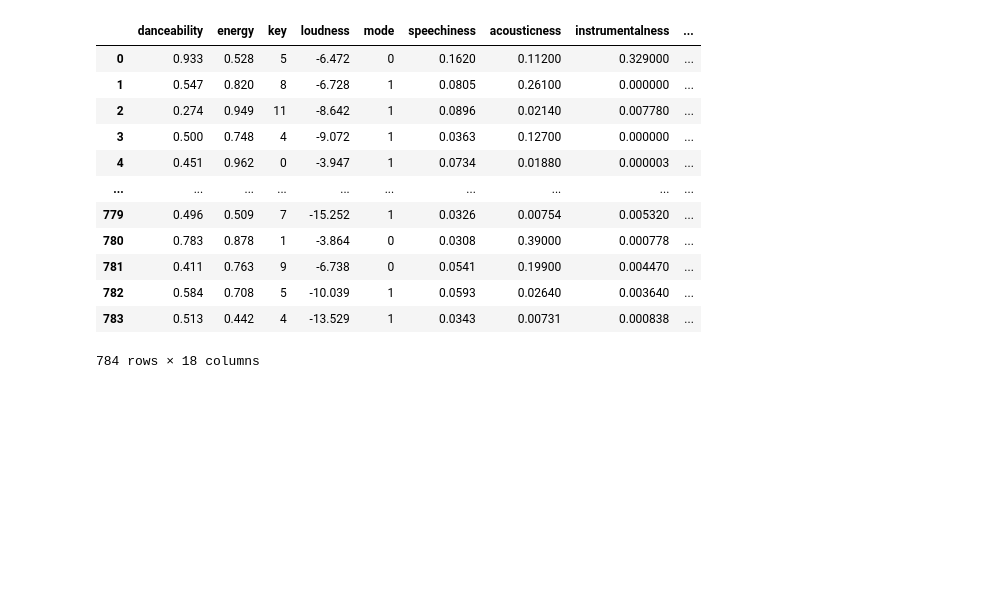
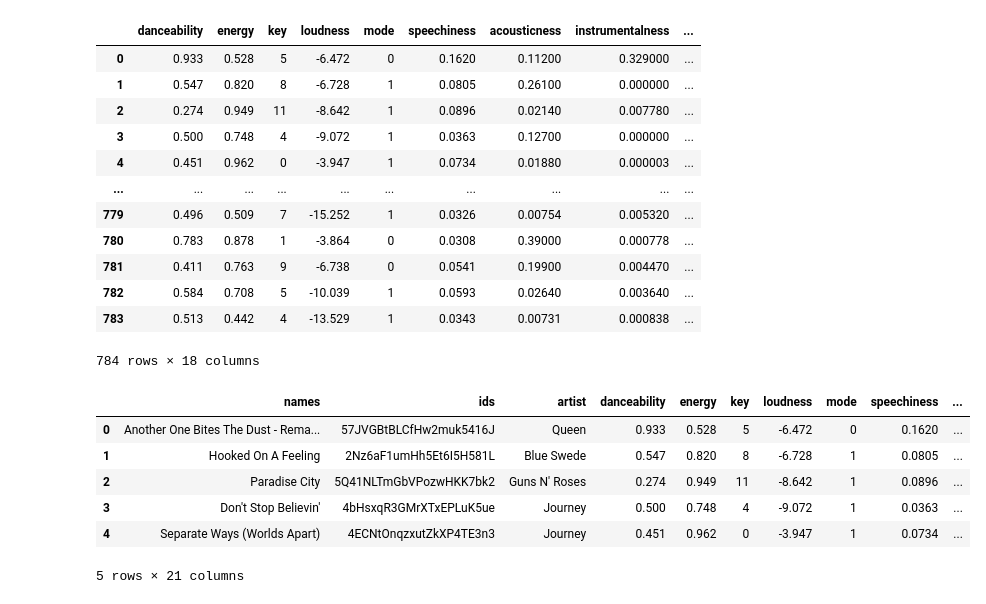
Before and after one commit to nomaditect/nomaditect_portfolio, a Jupyter notebook: highlighted_projects/song_recomender/python_code/WebScraping_Day03_API_wrappers.ipynb, the cells around one changed output. Saved outputs shown, nothing was run; the diff lists cells and outputs as text; code cells hidden in the pictures; blank space fills up the shorter version.

```diff
--- a/highlighted_projects/song_recomender/python_code/WebScraping_Day03_API_wrappers.ipynb
+++ b/highlighted_projects/song_recomender/python_code/WebScraping_Day03_API_wrappers.ipynb
@@ -7,5 +7,5 @@ from spotipy.oauth2 import SpotifyClientCredentials
 import getpass
 import pprint
 # %%
-client_id = str(getpass.getpass('client_id?'))
-client_secret = str(getpass.getpass('client_secret?'))
+##client_id = str(getpass.getpass('client_id?'))
+#client_secret = str(getpass.getpass('client_secret?'))
@@ -129,0 +125,12 @@ df2
+# %%
+mergedf=pd.merge(playlist_song_info,df2, left_on='ids',right_on='id' )
+# %%
+mergedf.head()
+# %% [output]
+|  | names | ids | artist | danceability | energy | key | loudness | mode | speechiness | ... |
+| 0 | Another One Bites The Dust - Rema... | 57JVGBtBLCfHw2muk5416J | Queen | 0.933 | 0.528 | 5 | -6.472 | 0 | 0.1620 | ... |
+| 1 | Hooked On A Feeling | 2Nz6aF1umHh5Et6I5H581L | Blue Swede | 0.547 | 0.820 | 8 | -6.728 | 1 | 0.0805 | ... |
+| 2 | Paradise City | 5Q41NLTmGbVPozwHKK7bk2 | Guns N' Roses | 0.274 | 0.949 | 11 | -8.642 | 1 | 0.0896 | ... |
+| 3 | Don't Stop Believin' | 4bHsxqR3GMrXTxEPLuK5ue | Journey | 0.500 | 0.748 | 4 | -9.072 | 1 | 0.0363 | ... |
+| 4 | Separate Ways (Worlds Apart) | 4ECNtOnqzxutZkXP4TE3n3 | Journey | 0.451 | 0.962 | 0 | -3.947 | 1 | 0.0734 | ... |
+5 rows × 21 columns
```
Also changed, not shown: parts of 3 cells of this notebook, 10 other files.
